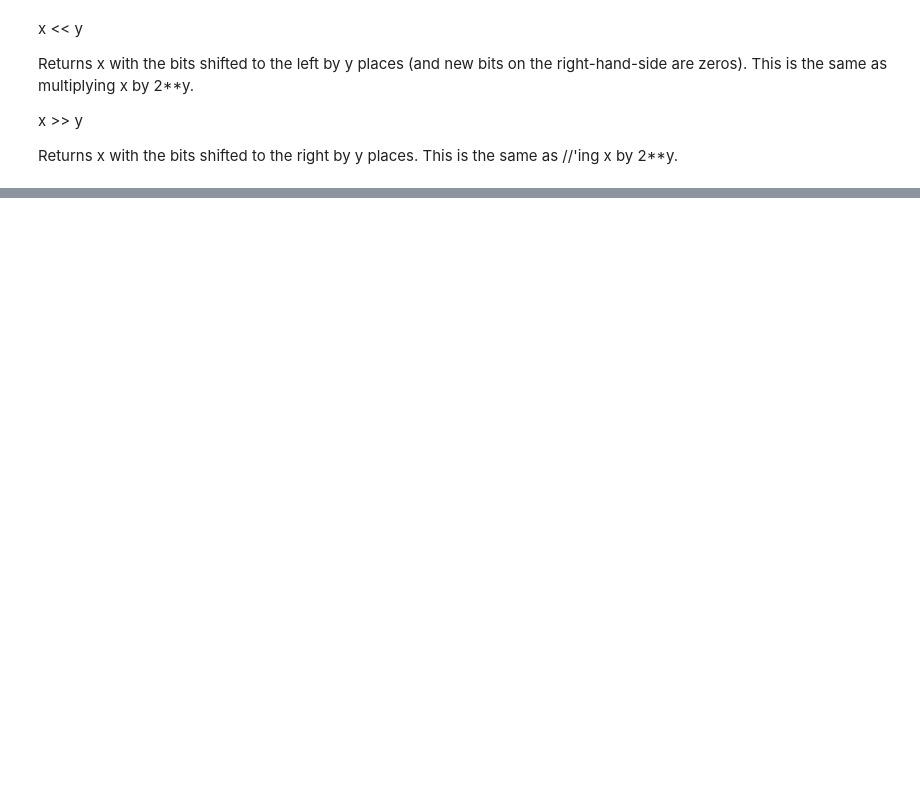
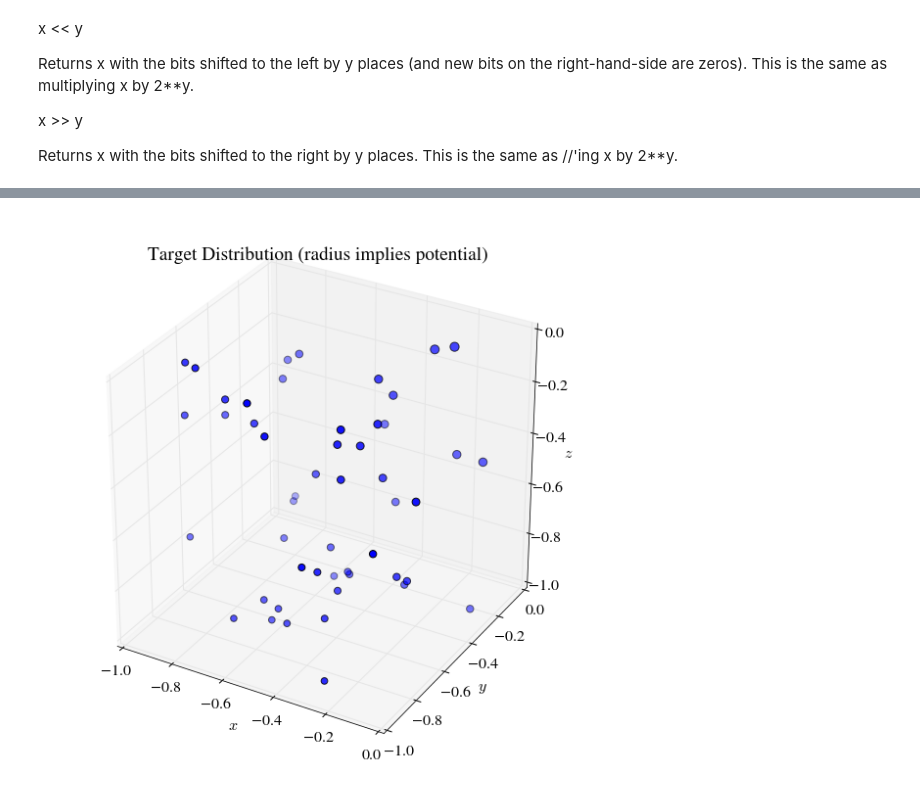
Before and after one commit to ncclementi/learning_treecode, a Jupyter notebook: Step_3_shift_the_expansion_M2M.ipynb, the cells around one changed output, grey strips where cells are left out. Cells and saved outputs as stored; diff of their text form; code cells hidden in the pictures; blank space fills up the shorter version.

```diff
--- a/Step_3_shift_the_expansion_M2M.ipynb
+++ b/Step_3_shift_the_expansion_M2M.ipynb
@@ -165,0 +231,2 @@ Returns x with the bits shifted to the right by y places. This is the same as //
+# %%
+phi_multi = eval_potential(targets, parent.multipole, parent)
@@ -165,0 +254,19 @@ Returns x with the bits shifted to the right by y places. This is the same as //
+# %%
+# plot spatial particle distribution
+fig = pyplot.figure(figsize=(10,10))
+# right plot
+ax = fig.add_subplot(1,1,1, projection='3d')
+scale = 100   # scale for dot size in scatter plot
+ax.scatter([target.x for target in targets],
+           [target.y for target in targets],
+           [target.z for target in targets],
+           s=phi_multi*scale, c='b')
+ax.set_xlim3d(-1,0)
+ax.set_ylim3d(-1,0)
+ax.set_zlim3d(-1,0)
+ax.set_xlabel('$x$')
+ax.set_ylabel('$y$')
+ax.set_zlabel('$z$')
+ax.set_title('Target Distribution (radius implies potential)');
+# %% [output]
+[figure, added]
```
Also changed, not shown: parts of 7 cells of this notebook.
